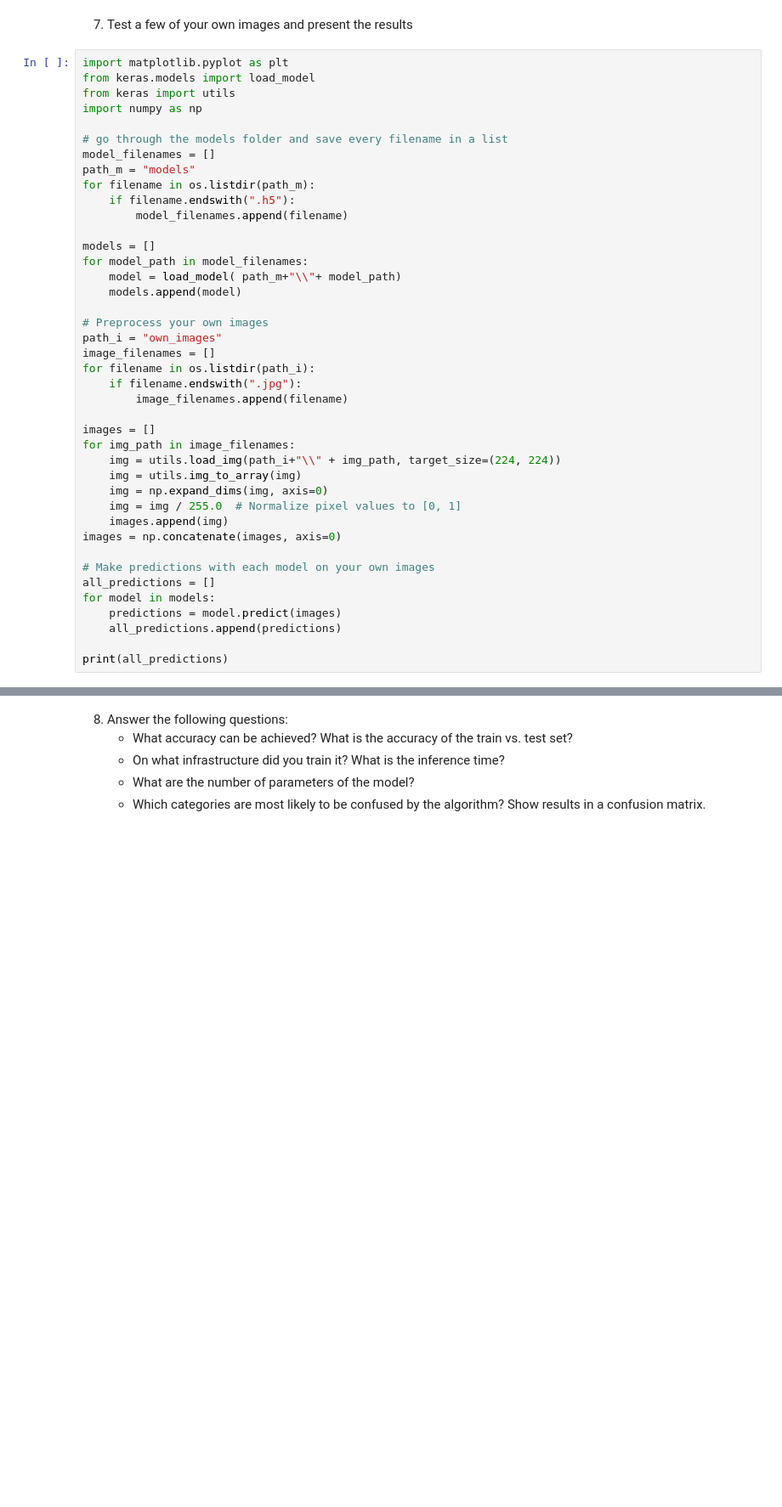
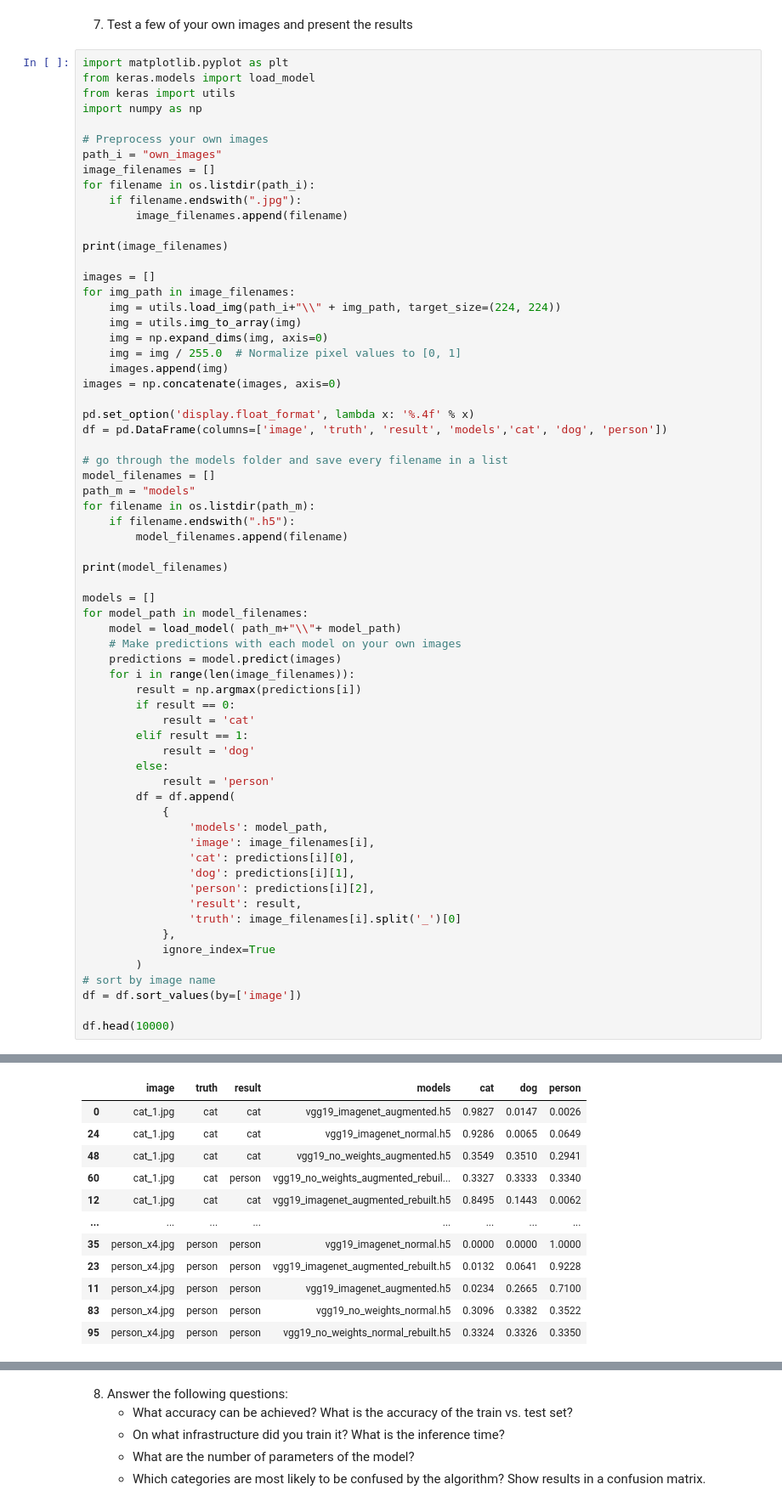
Before and after one commit to ai22m006/Computer_Vision, a Jupyter notebook: main.ipynb, the cells around one changed output, grey strips where cells are left out. Shown at 85% size. Saved outputs shown, nothing was run; the diff lists cells and outputs as text; blank space fills up the shorter version.

```diff
--- a/main.ipynb
+++ b/main.ipynb
@@ -868,18 +868,6 @@ import matplotlib.pyplot as plt
 from keras.models import load_model
 from keras import utils
 import numpy as np
-
-# go through the models folder and save every filename in a list
-model_filenames = []
-path_m = "models"
-for filename in os.listdir(path_m):
-    if filename.endswith(".h5"):
-        model_filenames.append(filename)
-
-models = []
-for model_path in model_filenames:
-    model = load_model( path_m+"\\"+ model_path)
-    models.append(model)
 
 # Preprocess your own images
 path_i = "own_images"
@@ -887,6 +875,8 @@ image_filenames = []
 for filename in os.listdir(path_i):
     if filename.endswith(".jpg"):
         image_filenames.append(filename)
+
+print(image_filenames)
 
 images = []
 for img_path in image_filenames:
@@ -897,11 +887,45 @@ for img_path in image_filenames:
     images.append(img)
 images = np.concatenate(images, axis=0)
 
-# Make predictions with each model on your own images
-all_predictions = []
-for model in models:
+pd.set_option('display.float_format', lambda x: '%.4f' % x)
+df = pd.DataFrame(columns=['image', 'truth', 'result', 'models','cat', 'dog', 'person'])
+
+# go through the models folder and save every filename in a list
+model_filenames = []
+path_m = "models"
+for filename in os.listdir(path_m):
+    if filename.endswith(".h5"):
+        model_filenames.append(filename)
+
+print(model_filenames)
+
+models = []
+for model_path in model_filenames:
+    model = load_model( path_m+"\\"+ model_path)
+    # Make predictions with each model on your own images
     predictions = model.predict(images)
-    all_predictions.append(predictions)
+    for i in range(len(image_filenames)):
+        result = np.argmax(predictions[i])
+        if result == 0:
+            result = 'cat'
+        elif result == 1:
+            result = 'dog'
+        else:
+            result = 'person'
+        df = df.append(
+            {
+                'models': model_path,
+                'image': image_filenames[i],
+                'cat': predictions[i][0],
+                'dog': predictions[i][1],
+                'person': predictions[i][2],
+                'result': result,
+                'truth': image_filenames[i].split('_')[0]
+            },
+            ignore_index=True
+        )
+# sort by image name
+df = df.sort_values(by=['image'])
 
-print(all_predictions)
+df.head(10000)
 # %% [output]
@@ -912,0 +942,12 @@ WARNING:tensorflow:5 out of the last 5 calls to <function Model.make_predict_fun
+|  | image | truth | result | models | cat | dog | person |
+| 0 | cat_1.jpg | cat | cat | vgg19_imagenet_augmented.h5 | 0.9827 | 0.0147 | 0.0026 |
+| 24 | cat_1.jpg | cat | cat | vgg19_imagenet_normal.h5 | 0.9286 | 0.0065 | 0.0649 |
+| 48 | cat_1.jpg | cat | cat | vgg19_no_weights_augmented.h5 | 0.3549 | 0.3510 | 0.2941 |
+| 60 | cat_1.jpg | cat | person | vgg19_no_weights_augmented_rebuil... | 0.3327 | 0.3333 | 0.3340 |
+| 12 | cat_1.jpg | cat | cat | vgg19_imagenet_augmented_rebuilt.h5 | 0.8495 | 0.1443 | 0.0062 |
+| ... | ... | ... | ... | ... | ... | ... | ... |
+| 35 | person_x4.jpg | person | person | vgg19_imagenet_normal.h5 | 0.0000 | 0.0000 | 1.0000 |
+| 23 | person_x4.jpg | person | person | vgg19_imagenet_augmented_rebuilt.h5 | 0.0132 | 0.0641 | 0.9228 |
+| 11 | person_x4.jpg | person | person | vgg19_imagenet_augmented.h5 | 0.0234 | 0.2665 | 0.7100 |
+| 83 | person_x4.jpg | person | person | vgg19_no_weights_normal.h5 | 0.3096 | 0.3382 | 0.3522 |
+| 95 | person_x4.jpg | person | person | vgg19_no_weights_normal_rebuilt.h5 | 0.3324 | 0.3326 | 0.3350 |
```
Also changed, not shown: parts of 6 cells of this notebook, 6 other files.
